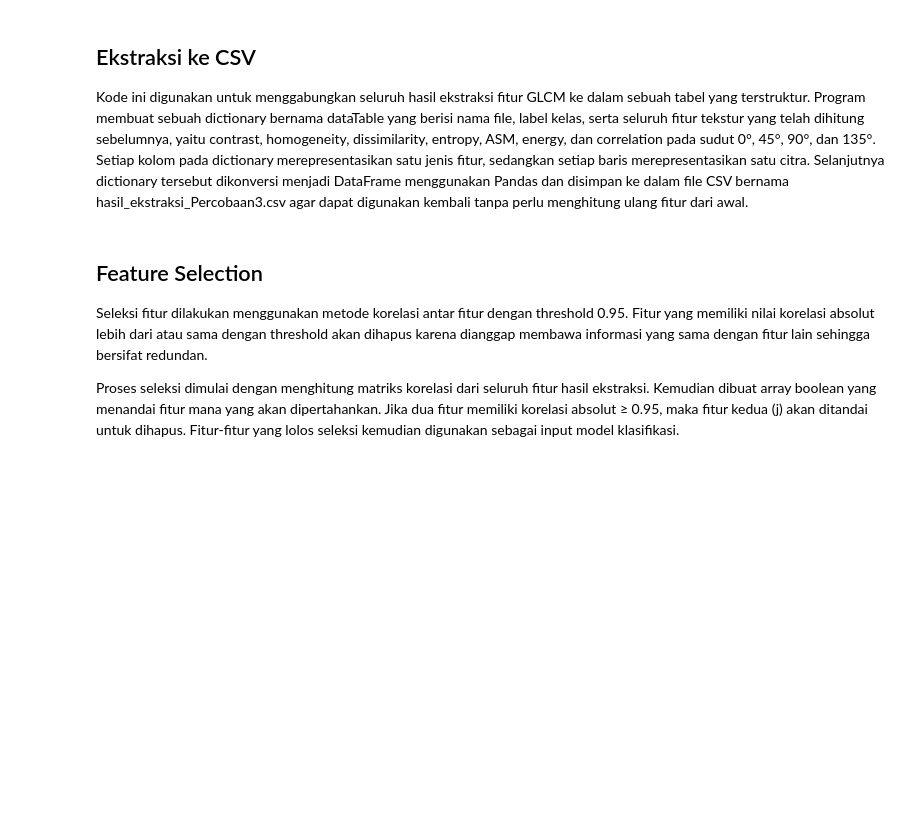
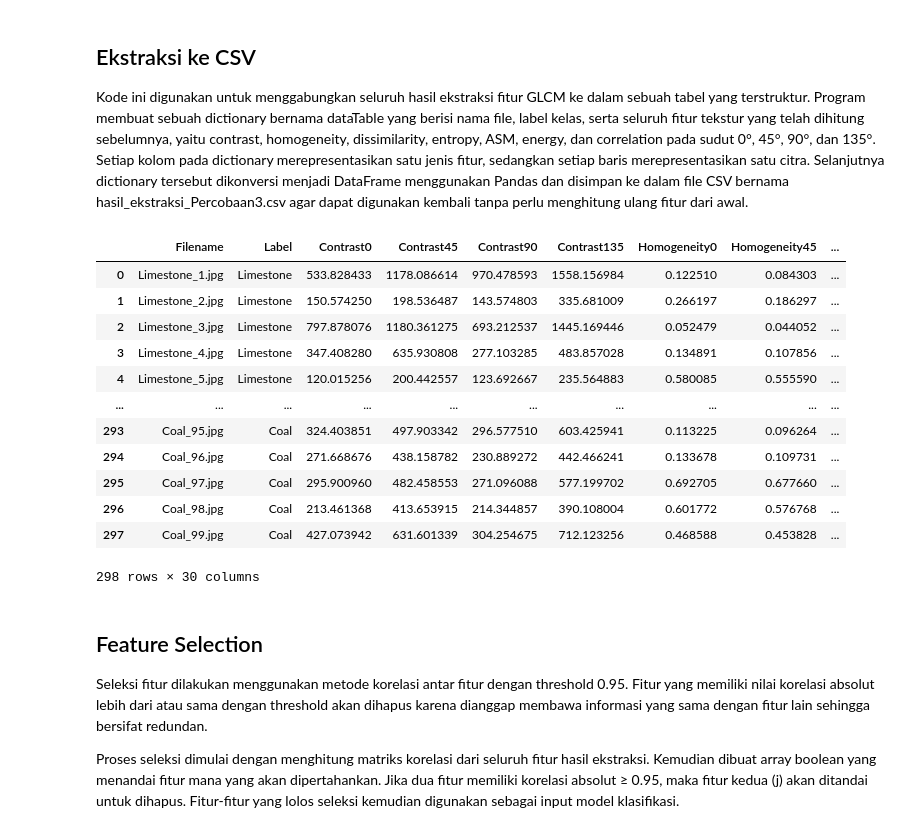
Before and after one commit to KevinAdiwiguna/-PCD-Project_Klasifikasi-Jenis-Batuan-Menggunakan-Ekstraksi-Fitur-GLCM, a Jupyter notebook: Percobaan3.ipynb, the cells around one changed output. Drawn from its saved outputs; the diff is of its cells as text; code cells hidden in the pictures; blank space fills up the shorter version.

```diff
--- a/Percobaan3.ipynb
+++ b/Percobaan3.ipynb
@@ -23,10 +23,10 @@ file_name = []
 
 IMG_SIZE = (128, 128)
 
-for sub_folder in os.listdir("Assets\\"):
-    sub_folder_files = os.listdir(os.path.join("Assets\\", sub_folder))
+for sub_folder in os.listdir("Assets"):
+    sub_folder_files = os.listdir(os.path.join("Assets", sub_folder))
     for i, filename in enumerate(sub_folder_files):
-        img_path = os.path.join("Assets\\", sub_folder, filename)
+        img_path = os.path.join("Assets", sub_folder, filename)
         img = cv.imread(img_path)
 
         if img is None:
@@ -227,19 +236,33 @@ Selanjutnya dictionary tersebut dikonversi menjadi DataFrame menggunakan Pandas
 # %%
 dataTable = {
     'Filename': file_name, 'Label': labels,
     'Contrast0': Kontras0, 'Contrast45': Kontras45, 'Contrast90': Kontras90, 'Contrast135': Kontras135,
     'Homogeneity0': homogenity0, 'Homogeneity45': homogenity45, 'Homogeneity90': homogenity90, 'Homogeneity135': homogenity135,
     'Dissimilarity0': dissimilarity0, 'Dissimilarity45': dissimilarity45, 'Dissimilarity90': dissimilarity90, 'Dissimilarity135': dissimilarity135,
     'Entropy0': entropy0, 'Entropy45': entropy45, 'Entropy90': entropy90, 'Entropy135': entropy135,
     'ASM0': ASM0, 'ASM45': ASM45, 'ASM90': ASM90, 'ASM135': ASM135,
     'Energy0': energy0, 'Energy45': energy45, 'Energy90': energy90, 'Energy135': energy135,
     'Correlation0': correlation0, 'Correlation45': correlation45, 'Correlation90': correlation90, 'Correlation135': correlation135,
 }
 df = pd.DataFrame(dataTable)
-df.to_csv('hasil_ekstraksi_Percobaan3.csv', index=False)
+df.to_csv('./hasil_ekstraksi/hasil_ekstraksi_Percobaan3.csv', index=False)
 
-hasilEkstrak = pd.read_csv('hasil_ekstraksi_Percobaan3.csv')
+hasilEkstrak = pd.read_csv('./hasil_ekstraksi/hasil_ekstraksi_Percobaan3.csv')
 hasilEkstrak
+# %% [output]
+|  | Filename | Label | Contrast0 | Contrast45 | Contrast90 | Contrast135 | Homogeneity0 | Homogeneity45 | ... |
+| 0 | Limestone_1.jpg | Limestone | 533.828433 | 1178.086614 | 970.478593 | 1558.156984 | 0.122510 | 0.084303 | ... |
+| 1 | Limestone_2.jpg | Limestone | 150.574250 | 198.536487 | 143.574803 | 335.681009 | 0.266197 | 0.186297 | ... |
+| 2 | Limestone_3.jpg | Limestone | 797.878076 | 1180.361275 | 693.212537 | 1445.169446 | 0.052479 | 0.044052 | ... |
+| 3 | Limestone_4.jpg | Limestone | 347.408280 | 635.930808 | 277.103285 | 483.857028 | 0.134891 | 0.107856 | ... |
+| 4 | Limestone_5.jpg | Limestone | 120.015256 | 200.442557 | 123.692667 | 235.564883 | 0.580085 | 0.555590 | ... |
+| ... | ... | ... | ... | ... | ... | ... | ... | ... | ... |
+| 293 | Coal_95.jpg | Coal | 324.403851 | 497.903342 | 296.577510 | 603.425941 | 0.113225 | 0.096264 | ... |
+| 294 | Coal_96.jpg | Coal | 271.668676 | 438.158782 | 230.889272 | 442.466241 | 0.133678 | 0.109731 | ... |
+| 295 | Coal_97.jpg | Coal | 295.900960 | 482.458553 | 271.096088 | 577.199702 | 0.692705 | 0.677660 | ... |
+| 296 | Coal_98.jpg | Coal | 213.461368 | 413.653915 | 214.344857 | 390.108004 | 0.601772 | 0.576768 | ... |
+| 297 | Coal_99.jpg | Coal | 427.073942 | 631.601339 | 304.254675 | 712.123256 | 0.468588 | 0.453828 | ... |
+298 rows × 30 columns
 # %% [markdown]
 ## Feature Selection
 Seleksi fitur dilakukan menggunakan metode korelasi antar fitur dengan threshold 0.95. Fitur yang memiliki nilai korelasi absolut lebih dari atau sama dengan threshold akan dihapus karena dianggap membawa informasi yang sama dengan fitur lain sehingga bersifat redundan.
```
Also changed, not shown: parts of 10 cells of this notebook, 13 other files.
